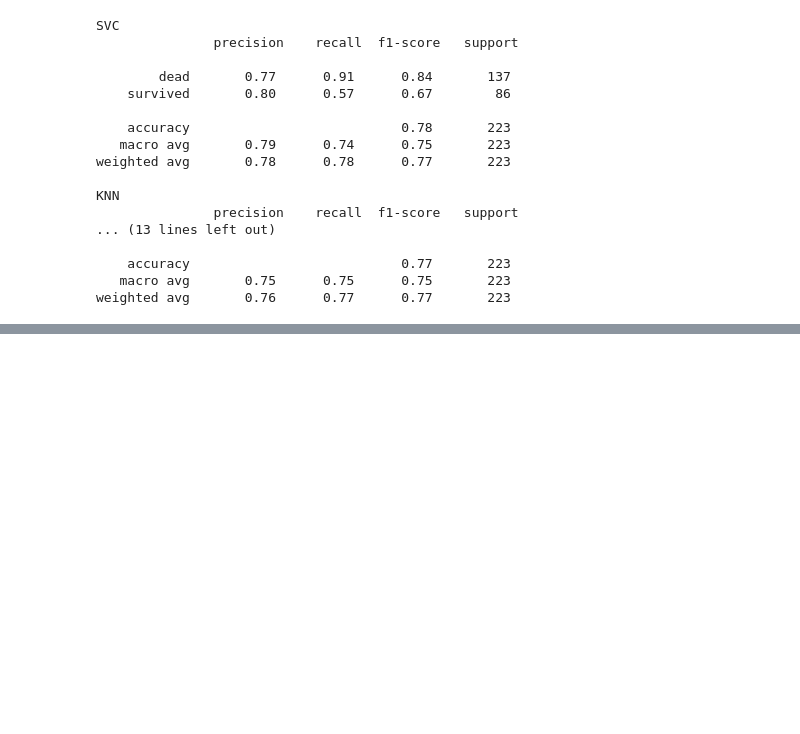
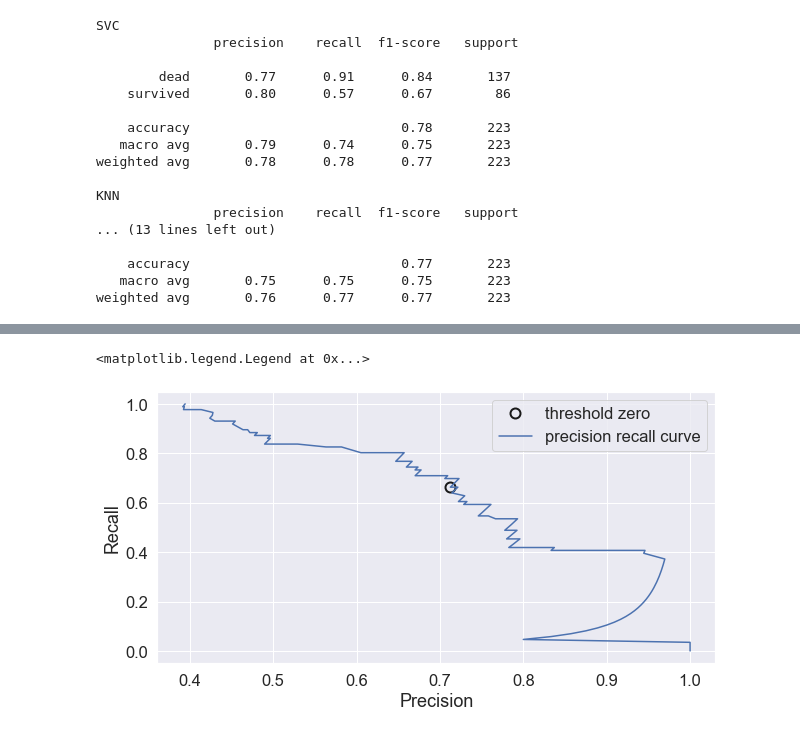
Before and after one commit to royceto/taitanic, a Jupyter notebook: 7_new_new_confusion_matrix.ipynb, the cells around one changed output, grey strips where cells are left out. Drawn from its saved outputs; the diff is of its cells as text; code cells hidden in the pictures; blank space fills up the shorter version.

```diff
--- a/7_new_new_confusion_matrix.ipynb
+++ b/7_new_new_confusion_matrix.ipynb
@@ -406,0 +457,20 @@ weighted avg       0.76      0.77      0.77       223
+# %%
+#logreg
+
+plt.figure(figsize=(10,5))
+sns.set(font_scale=1.5)
+
+precision_logreg, recall_logreg, thresholds_logreg = precision_recall_curve(y_test, logreg.decision_function(X_test))
+
+close_zero_logreg = np.argmin(np.abs(thresholds_logreg))
+
+plt.plot(precision_logreg[close_zero_logreg], recall_logreg[close_zero_logreg], "o", markersize=10, label="threshold zero",fillstyle="none", c="k", mew=2)
+
+plt.plot(precision_logreg, recall_logreg, label="precision recall curve")
+
+plt.xlabel("Precision")
+plt.ylabel("Recall")
+plt.legend(loc="best")
+# %% [output]
+<matplotlib.legend.Legend at 0x...>
+[figure, added]
```
Also changed, not shown: parts of 19 cells of this notebook.
